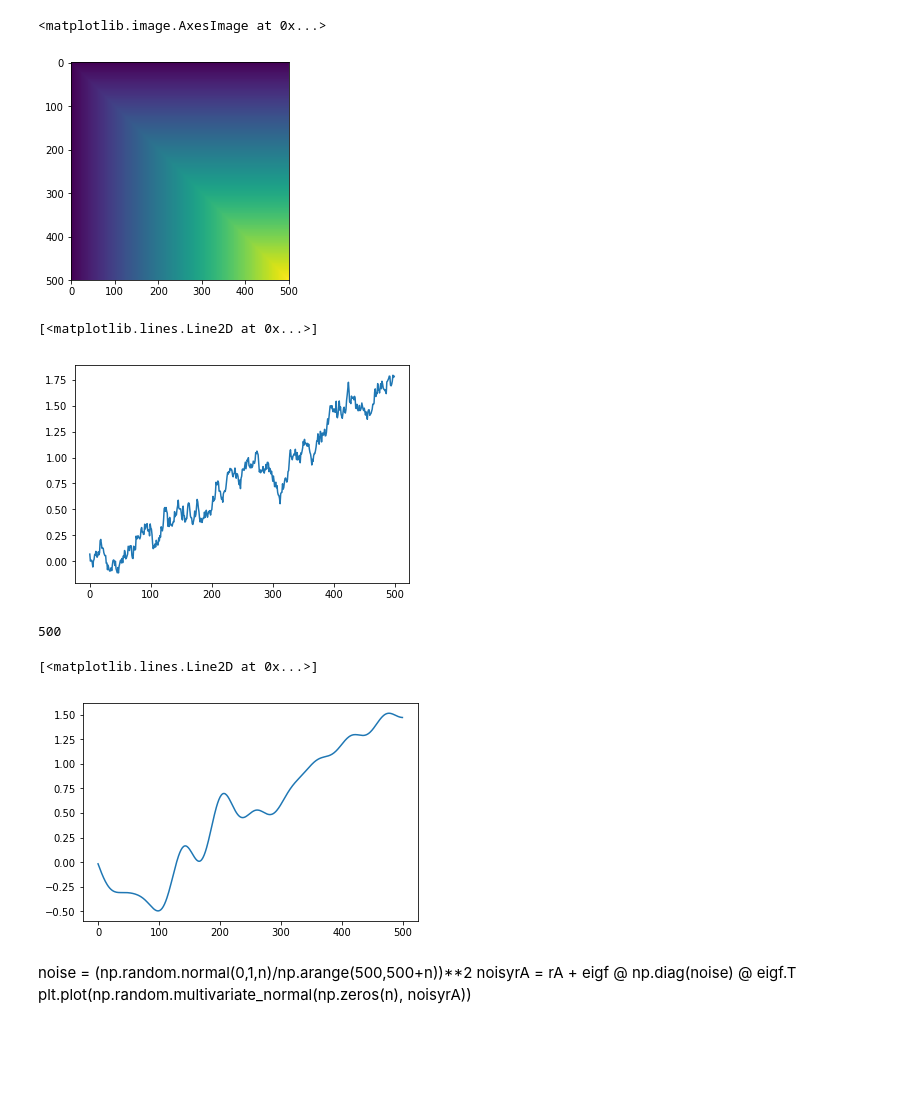
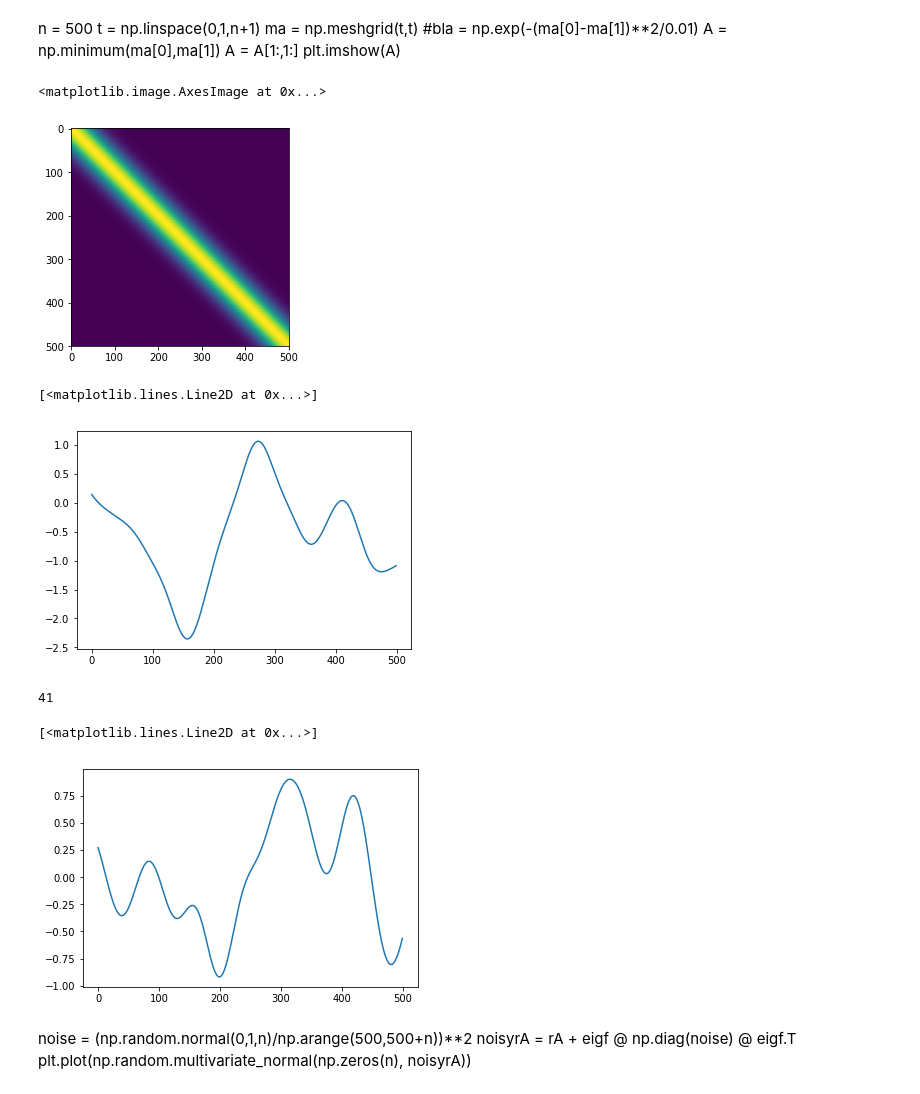
Before and after one commit to WilliamBo/MasterProject, a Jupyter notebook: Master Project/Code/IAF.ipynb, the cells around one changed output. Cells and saved outputs as stored; diff of their text form; code cells hidden in the pictures; blank space fills up the shorter version.

```diff
--- a/Master Project/Code/IAF.ipynb
+++ b/Master Project/Code/IAF.ipynb
@@ -16,26 +13,32 @@ The autoreload extension is already loaded. To reload it, use:
+# %% [markdown]
+n = 500
+t = np.linspace(0,1,n+1)
+ma = np.meshgrid(t,t)
+#bla = np.exp(-(ma[0]-ma[1])**2/0.01)
+A = np.minimum(ma[0],ma[1])
+A = A[1:,1:]
+plt.imshow(A)
 # %%
 n = 500
-t = np.linspace(0,1,n+1)
+t = np.linspace(0,1,n)
 ma = np.meshgrid(t,t)
-#bla = np.exp(-(ma[0]-ma[1])**2/0.01)
-A = np.minimum(ma[0],ma[1])
-A = A[1:,1:]
+A = np.exp(-(ma[0]-ma[1])**2/0.01)
 plt.imshow(A)
 # %% [output]
 <matplotlib.image.AxesImage at 0x...>
-[figure, old version]
+[figure, new version]
 # %%
 x = np.random.multivariate_normal(np.zeros(n), A)
 plt.plot(x)
 # %% [output]
 [<matplotlib.lines.Line2D at 0x...>]
-[figure, old version]
+[figure, new version]
 # %%
 eigv, eigf = np.linalg.eigh(A)
 # %%
 np.linalg.matrix_rank(A)
 # %% [output]
-500
+41
 # %%
 r = 20
 rA = eigf[:,-r:] @ np.diag(eigv[-r:]) @ eigf[:,-r:].T
@@ -43,7 +46,7 @@ sqrtrA = eigf[:,-r:] @ np.diag(np.sqrt(eigv[-r:])) @ eigf[:,-r:].T
 plt.plot(np.random.multivariate_normal(np.zeros(n), rA))
 # %% [output]
 [<matplotlib.lines.Line2D at 0x...>]
-[figure, old version]
+[figure, new version]
 # %% [markdown]
 noise = (np.random.normal(0,1,n)/np.arange(500,500+n))**2
 noisyrA = rA + eigf @ np.diag(noise) @ eigf.T
```
Also changed, not shown: parts of 36 cells of this notebook, 7 other files.
